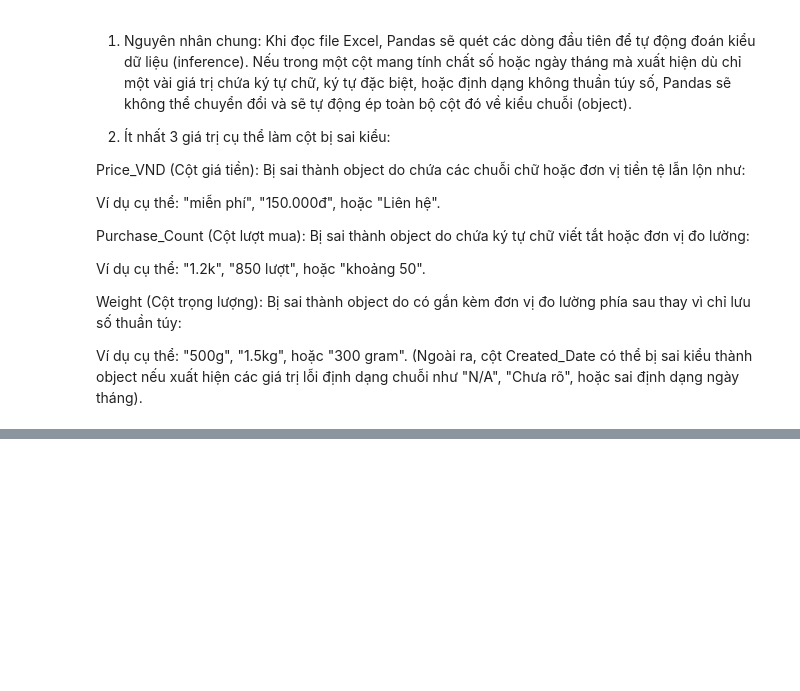
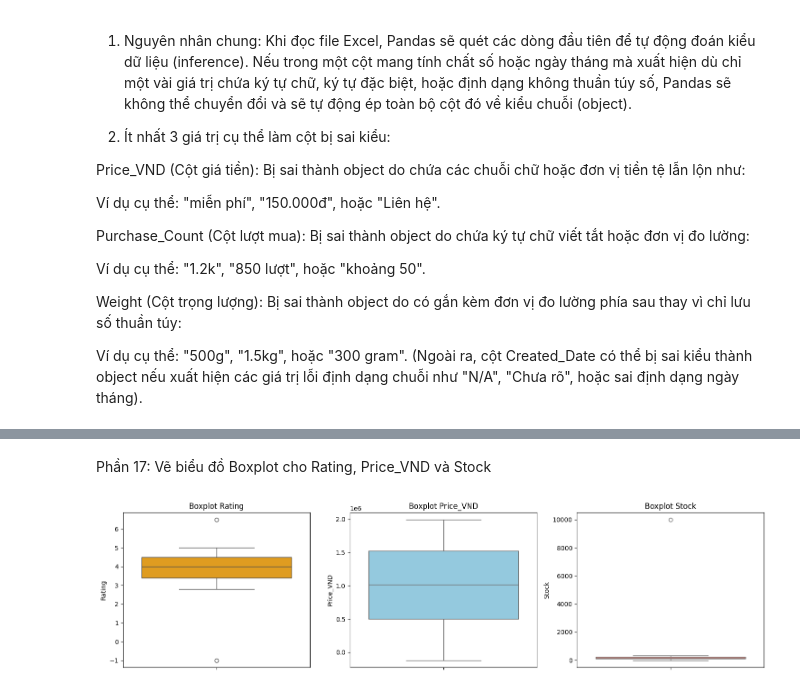
Before and after one commit to IAMIOT1/h-c-m-y-, a Jupyter notebook: BTTH_1.ipynb, the cells around one changed output, grey strips where cells are left out. Drawn from its saved outputs; the diff is of its cells as text; code cells hidden in the pictures; blank space fills up the shorter version.

```diff
--- a/BTTH_1.ipynb
+++ b/BTTH_1.ipynb
@@ -105,0 +282,8 @@ Ví dụ cụ thể: "500g", "1.5kg", hoặc "300 gram".
+# %%
+# Danh sách các cột phân loại cần kiểm tra
+cat_cols = ['Category', 'Seller_City', 'Has_Image', 'Discount']
+
+print("--- TẦN SUẤT GIÁ TRỊ TRONG CÁC CỘT PHÂN LOẠI ---")
+for col in cat_cols:
+    print(f"\n==================== CỘT: {col} ====================")
+    print(df[col].value_counts(dropna=False))
@@ -105,0 +500,24 @@ Ví dụ cụ thể: "500g", "1.5kg", hoặc "300 gram".
+# %% [markdown]
+Phần 17: Vẽ biểu đồ Boxplot cho Rating, Price_VND và Stock
+# %%
+plt.figure(figsize=(15, 4))
+
+# 1. Boxplot Rating
+plt.subplot(1, 3, 1)
+sns.boxplot(y=df_num_temp['Rating'], color='orange')
+plt.title('Boxplot Rating')
+
+# 2. Boxplot Price_VND
+plt.subplot(1, 3, 2)
+sns.boxplot(y=df_num_temp['Price_VND'], color='skyblue')
+plt.title('Boxplot Price_VND')
+
+# 3. Boxplot Stock
+plt.subplot(1, 3, 3)
+sns.boxplot(y=df_num_temp['Stock'], color='salmon')
+plt.title('Boxplot Stock')
+
+plt.tight_layout()
+plt.show()
+# %% [output]
+[figure, added]
```
Also changed, not shown: parts of 40 cells of this notebook.
